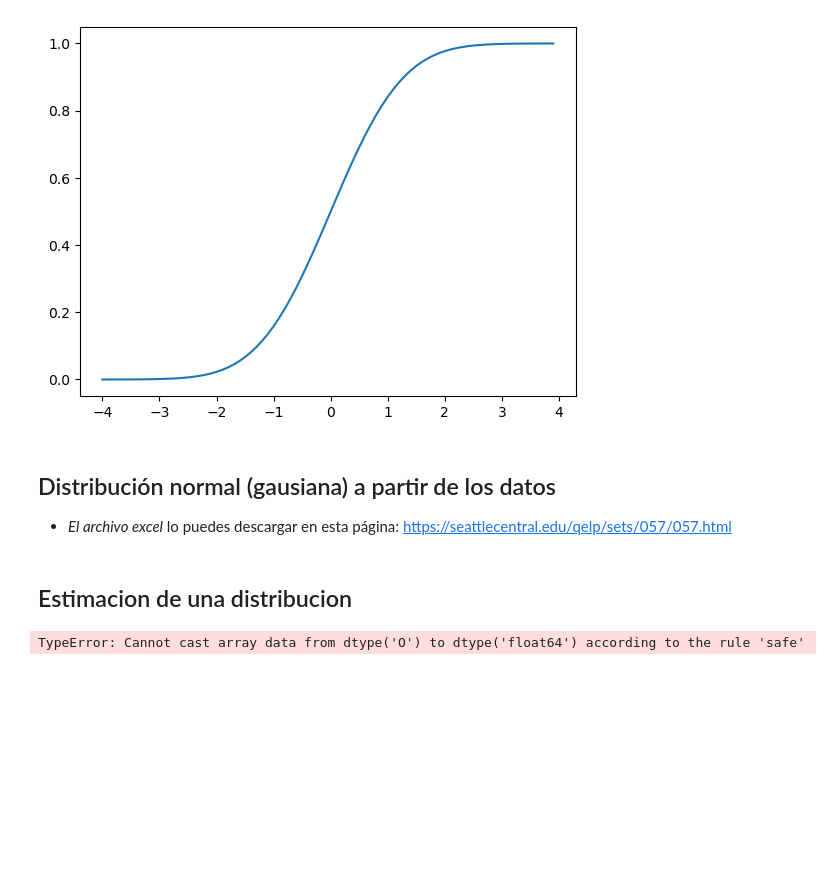
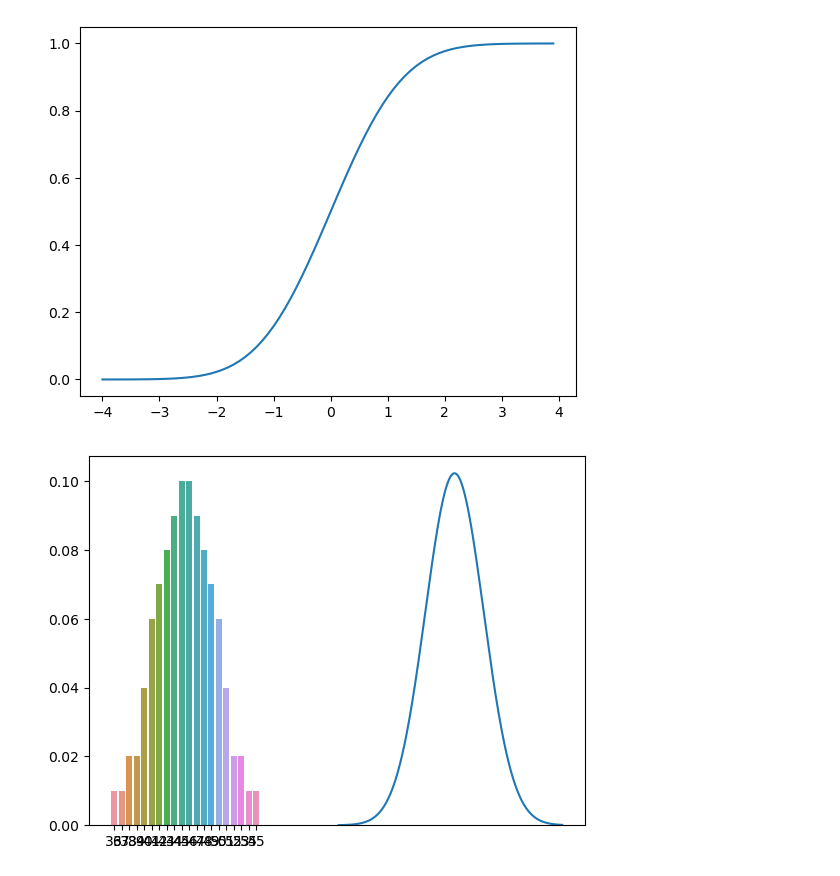
Before and after one commit to data4if/project_math, a Jupyter notebook: distribucion_normal.ipynb, the cells around one changed output. Saved outputs shown, nothing was run; the diff lists cells and outputs as text; code cells hidden in the pictures; blank space fills up the shorter version.

```diff
--- a/distribucion_normal.ipynb
+++ b/distribucion_normal.ipynb
@@ -42,33 +41,32 @@ sns.lineplot(x=x,y=y)
 # %% [output]
 <Axes: >
 [figure]
-# %% [markdown]
-## Distribución normal (gausiana) a partir de los datos
-
-* *El archivo excel* lo puedes descargar en esta página: https://seattlecentral.edu/qelp/sets/057/057.html
-# %% [markdown]
-## Estimacion de una distribucion
 # %%
 # Data Frame - Excel
 # df.head(5) - Show first five rows
 # Creamos un dataset reducido a la columna que vamos a procesar
 df = pd.read_excel('normal_real_example.xls')
 wing = df[['Normally Distributed Housefly Wing Lengths']].copy()
 # Con iloc - limpiamos los datos de la columnnas que no son numericos , Que aparecen al descomentar df.head(5)
 wing_clean=wing.iloc[3:]
 values, frecuencia = np.unique(wing_clean.values, return_counts=True)
 # wing_clean es un objeto numpy
-miu=wing_clean.mean() # promedio
-std=wing_clean.std() # desviacion standar
+miu=wing_clean.values.mean() # promedio
+std=wing_clean.values.std() # desviacion standar
 
 # Promedio y desviacion estandar calculada de los datos miu - std
 dist_norm = norm(miu,std)
 # Calcula de densidad de probabilidad para los valores generados en x
 x_generate=np.arange(30,60,0.1)
-y_teorica=[dist_norm.pdf(i) for i in x_generate ]
+y_teorica=[dist_norm.pdf(value) for value in x_generate]
 
-#sns.barplot(x=x,y=(frecuencia/values))
-sns.lineplot(y=y_teorica,x=x_generate)
+# seaborn comentada por no conseguir congruencia con el curso
+# plt.bar(values,(frecuencia/len(wing_clean)))
+# plt.plot(x_generate,y_teorica)
+# plt.show()
+
+sns.barplot(x=values, y=frecuencia/len(wing_clean), ci=None)
+sns.lineplot(x=x_generate, y=y_teorica)
 plt.show()
 # %% [output]
-TypeError: Cannot cast array data from dtype('O') to dtype('float64') according to the rule 'safe'
+[figure, added]
```
Also changed, not shown: parts of 3 cells of this notebook.
